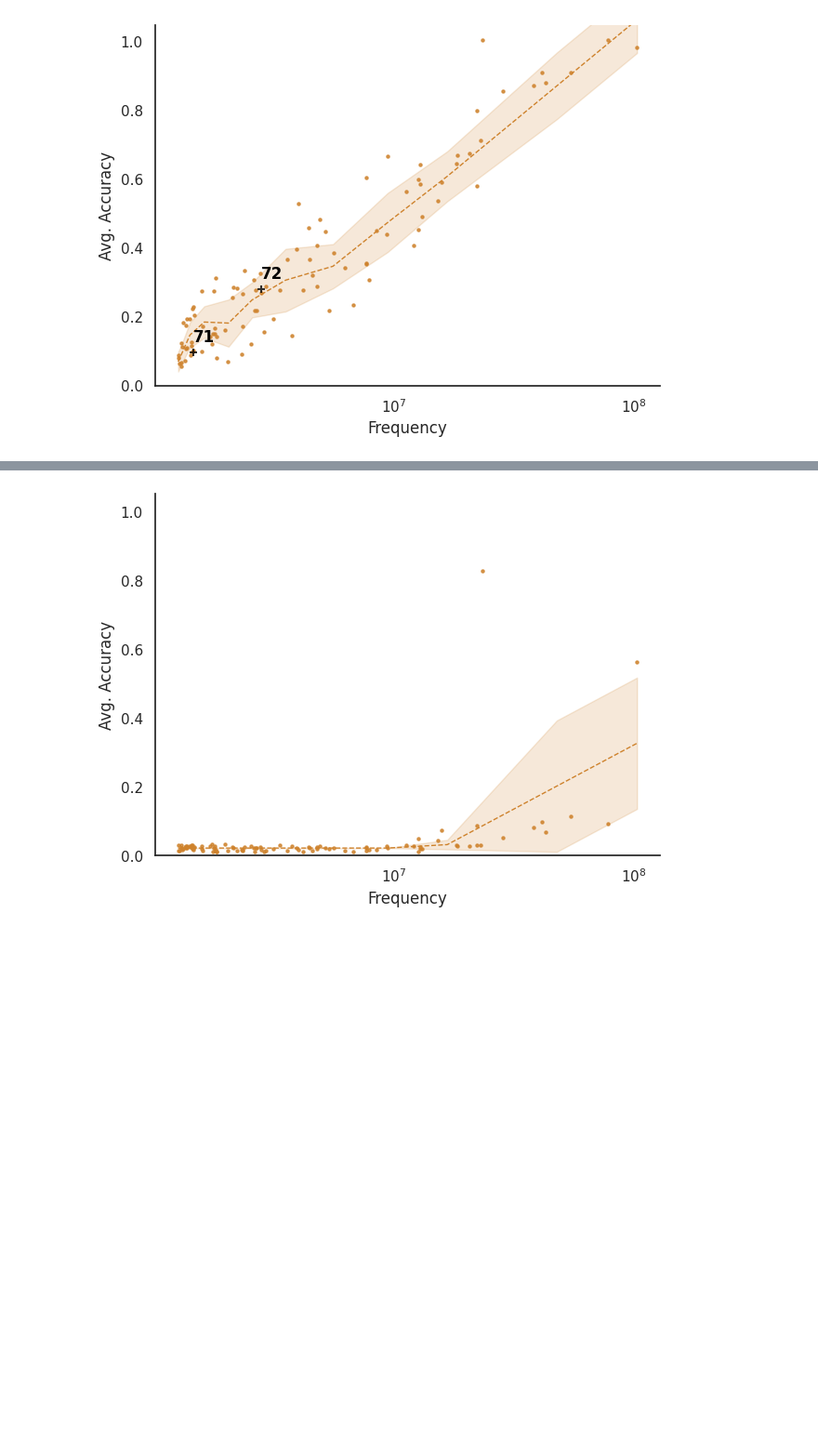
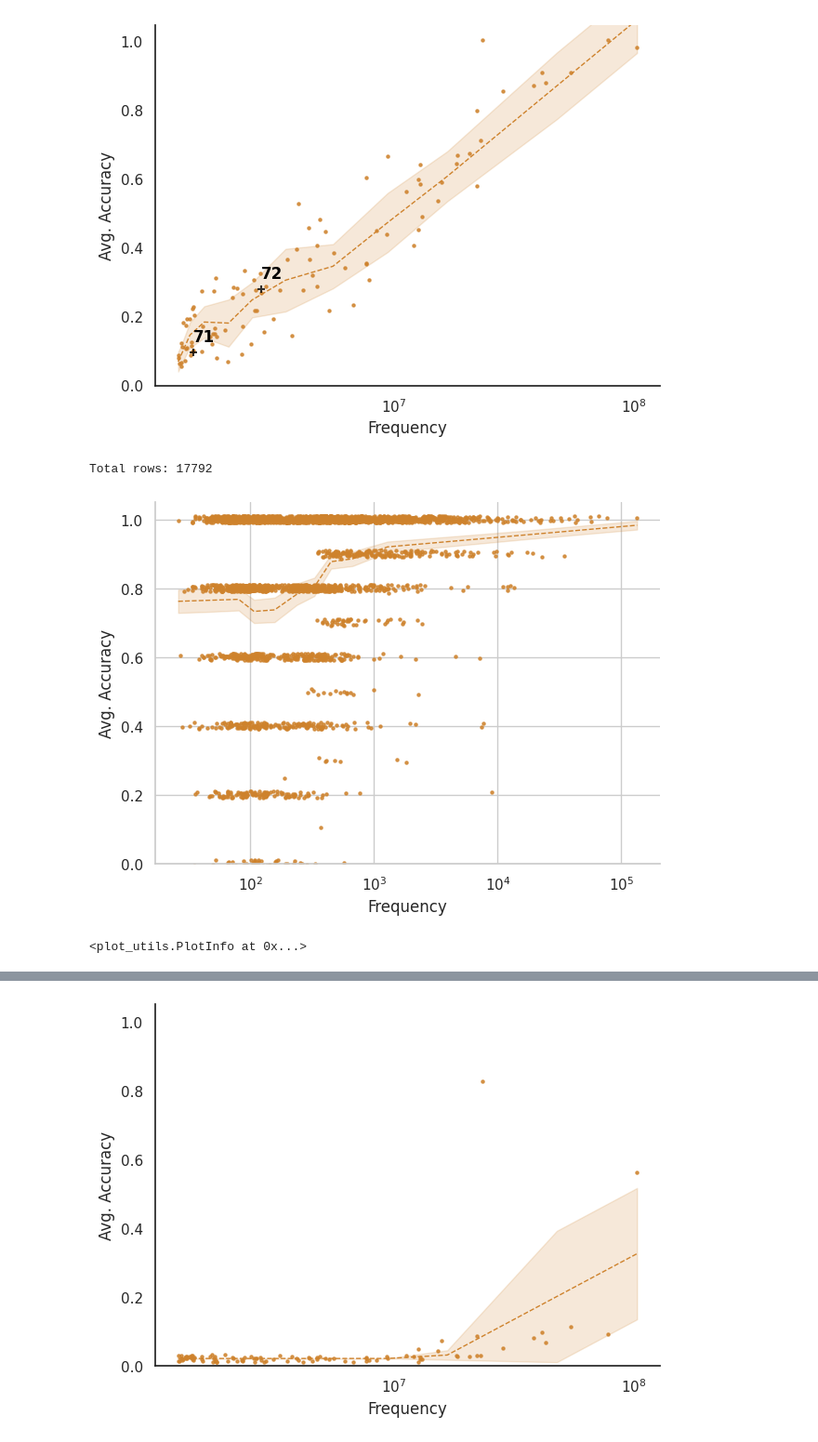
Before and after one commit to yasamanrazeghi7/TermFrequency, a Jupyter notebook: GPTAnalyzer/AggregateResults/clean_plots.ipynb, the cells around one changed output, grey strips where cells are left out. Shown at 93% size. Drawn from its saved outputs; the diff is of its cells as text; code cells hidden in the pictures; blank space fills up the shorter version.

```diff
--- a/GPTAnalyzer/AggregateResults/clean_plots.ipynb
+++ b/GPTAnalyzer/AggregateResults/clean_plots.ipynb
@@ -83,4 +70,17 @@ a = save_freq_acc_plot_and_get_info(
     plot_bar=False)
 # %% [output]
 [figure]
+# %%
+
+save_freq_acc_plot_and_get_info(
+    'plus', 2, 'gptj', key='xyz', show_plot = True,
+    important_points=[23,24],
+    plot_log_reg=False,
+    plot_bar=False,
+drop_zero_frequency=True,
+use_filter=True)
+# %% [output]
+Total rows: 17792
+[figure, added]
+<plot_utils.PlotInfo at 0x...>
 # %%
```
Also changed, not shown: parts of 6 cells of this notebook, 1 other file.
